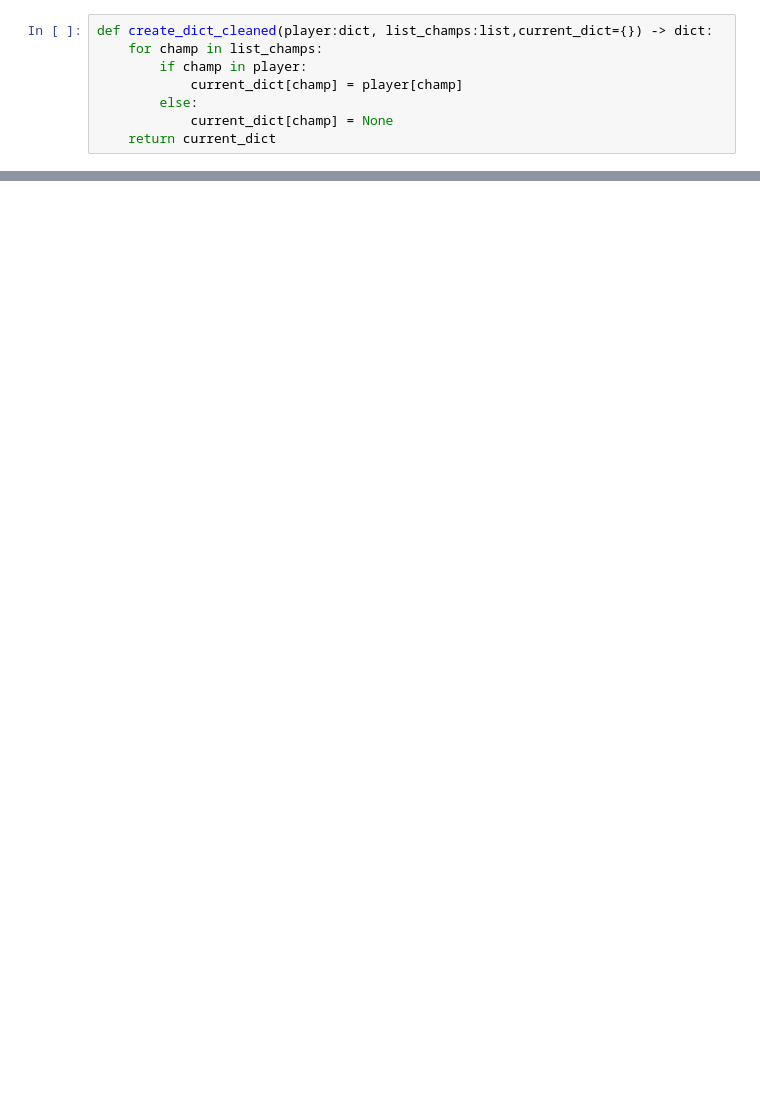
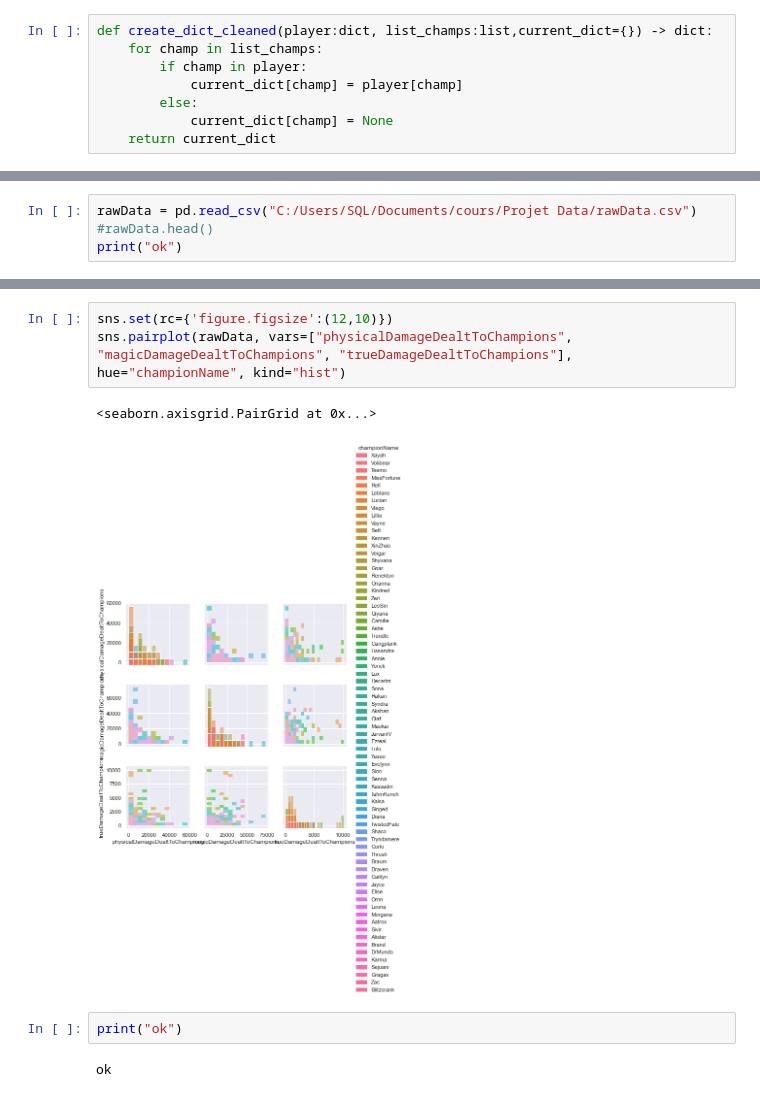
Before and after one commit to wadoudzer/Suivi_projet_data, a Jupyter notebook: main.ipynb, the cells around one changed output, grey strips where cells are left out. Cells and saved outputs as stored; diff of their text form; blank space fills up the shorter version.

```diff
--- a/main.ipynb
+++ b/main.ipynb
@@ -321,0 +178,4 @@ ok
+# %%
+rawData = pd.read_csv("C:/Users/SQL/Documents/cours/Projet Data/rawData.csv")
+#rawData.head()
+print("ok")
@@ -321,0 +203,10 @@ ok
+# %%
+sns.set(rc={'figure.figsize':(12,10)})
+sns.pairplot(rawData, vars=["physicalDamageDealtToChampions", "magicDamageDealtToChampions", "trueDamageDealtToChampions"], hue="championName", kind="hist")
+# %% [output]
+<seaborn.axisgrid.PairGrid at 0x...>
+[figure, added]
+# %%
+print("ok")
+# %% [output]
+ok
```
Also changed, not shown: parts of 10 cells of this notebook.
